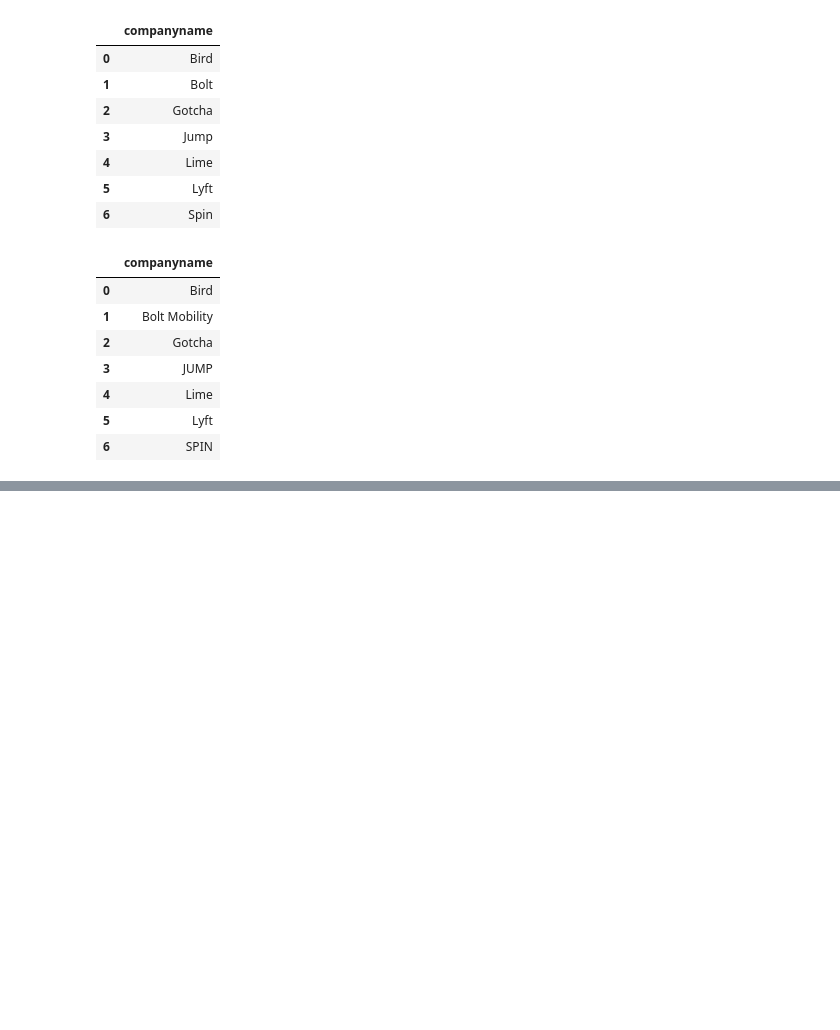
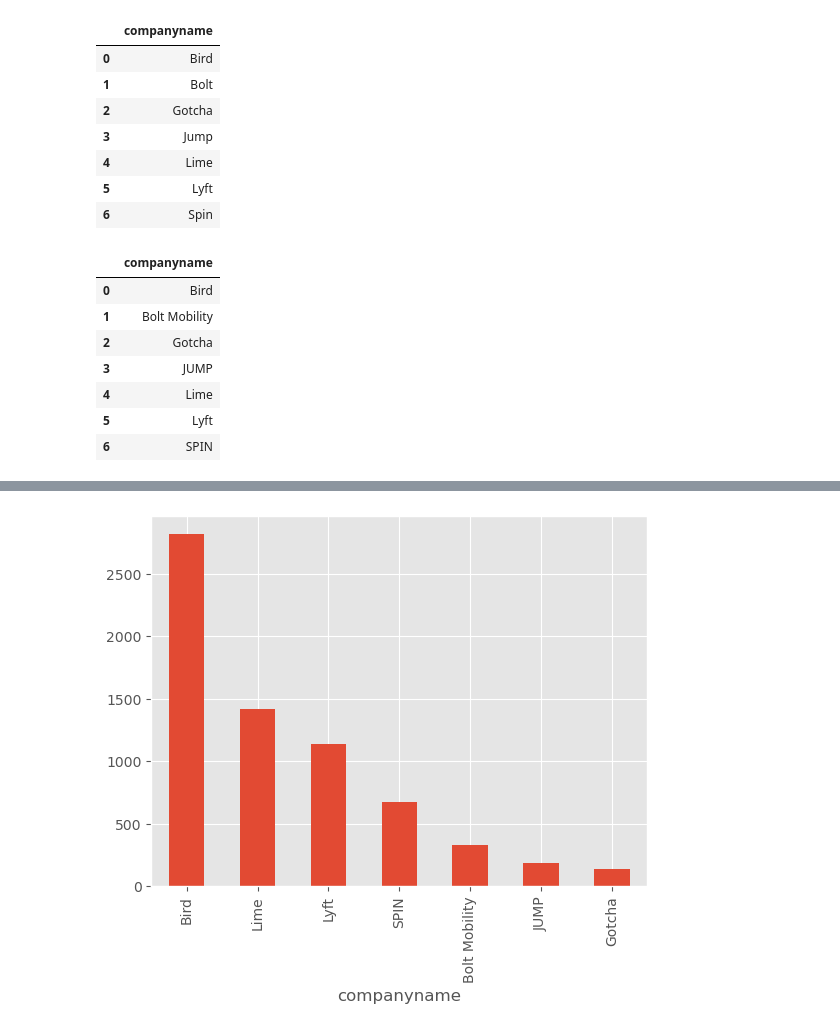
Before and after one commit to NSS-Full-Time-Data-Analytics-11/nashville-scooters-bently, a Jupyter notebook: scooters_project .ipynb, the cells around one changed output, grey strips where cells are left out. Saved outputs shown, nothing was run; the diff lists cells and outputs as text; code cells hidden in the pictures; blank space fills up the shorter version.

```diff
--- a/scooters_project .ipynb
+++ b/scooters_project .ipynb
@@ -188,12 +198,3 @@ with engine.connect() as connection:
 | 4 | Lime |
 | 5 | Lyft |
 | 6 | SPIN |
-# %%
-query = '''
-SELECT *
-FROM scooters
-WHERE pubdatetime >= '2019-06-01' AND pubdatetime <= '2019-06-30'
-LIMIT 1000;
-'''
-with engine.connect() as connection:
-    june_data = pd.read_sql(text(query), con = connection)
@@ -284,9 +200,0 @@ june_data.loc[~june_data.duplicated(subset= ['datetime','latitude','longitude','
-# %%
-query = '''
-SELECT *
-FROM trips
-WHERE pubtimestamp >= '2019-06-01' AND pubtimestamp <= '2019-06-30'
-LIMIT 1000;
-'''
-with engine.connect() as connection:
-    june_trips= pd.read_sql(text(query), con = connection)
@@ -375,0 +207,10 @@ dtype: int64
+# %%
+query = '''
+SELECT companyname, COUNT( DISTINCT sumdid), sumdid
+FROM trips
+WHERE pubtimestamp >= '2019-06-01' AND pubtimestamp <= '2019-06-30' AND
+GROUP BY companyname,  sumdid
+ ;
+'''
+with engine.connect() as connection:
+    june_trips_data = pd.read_sql(text(query), con = connection)
@@ -375,0 +237,4 @@ dtype: int64
+# %%
+june_trips_data['companyname'].value_counts().plot(kind = 'bar');
+# %% [output]
+[figure, added]
```
Also changed, not shown: parts of 28 cells of this notebook.
